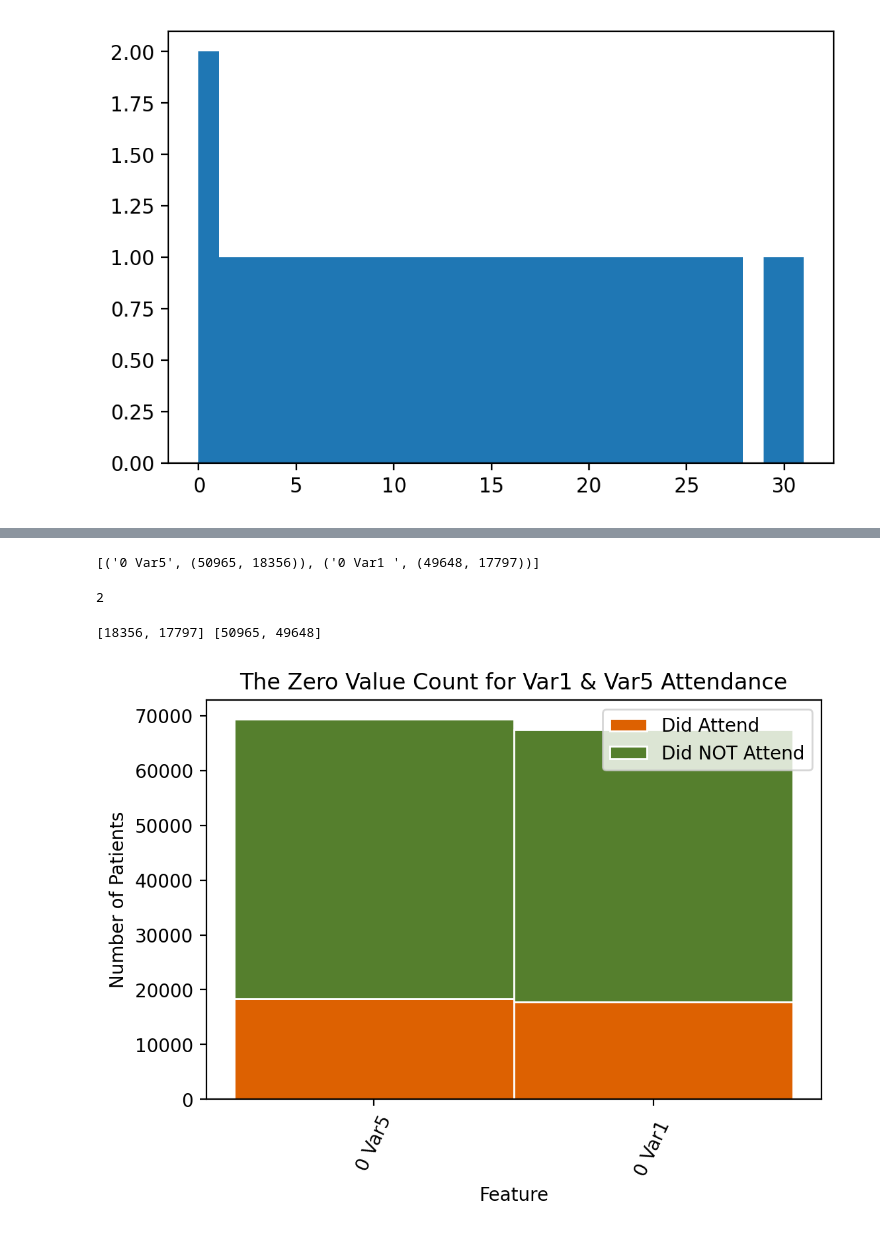
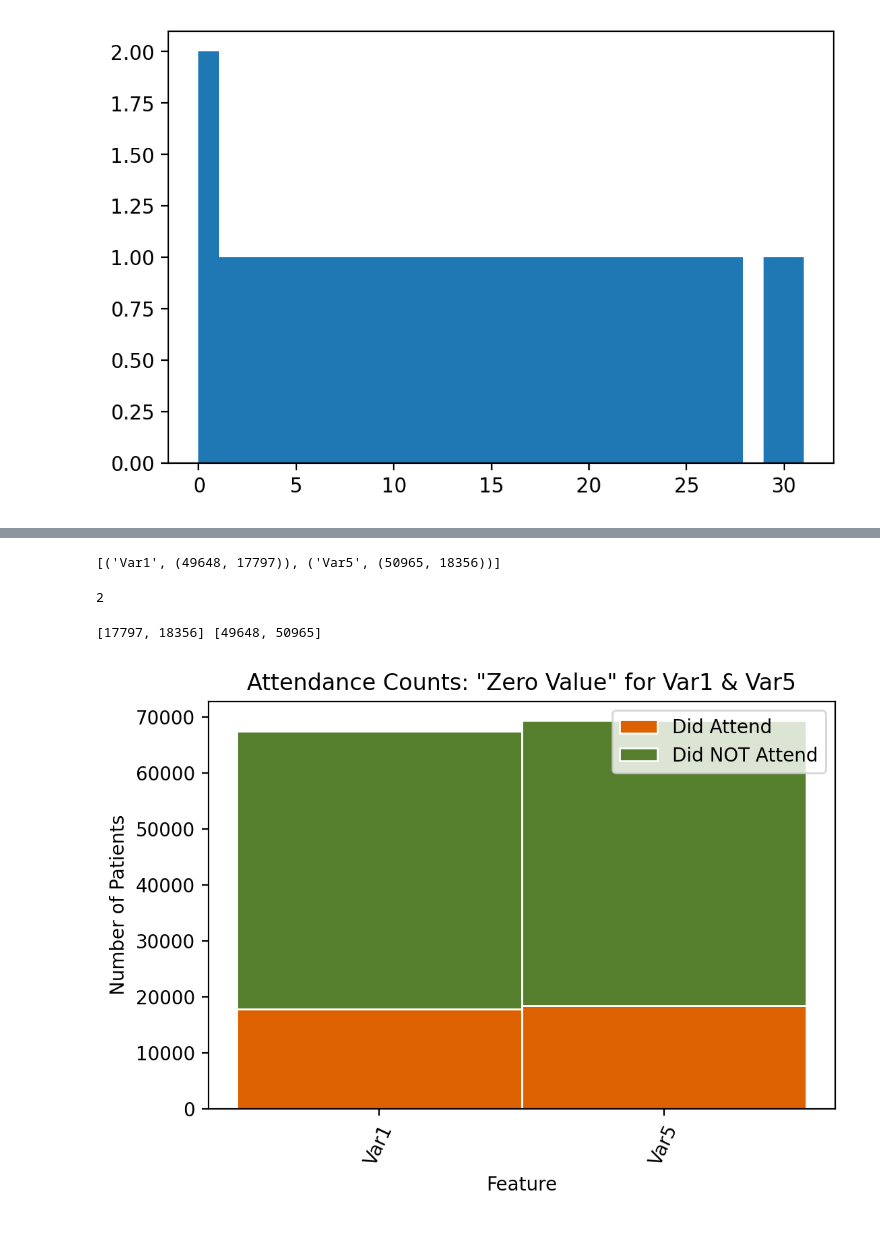
Before and after one commit to AChezick/Capstone2, a Jupyter notebook: Notebooks/plotting3.ipynb, the cells around one changed output, grey strips where cells are left out. Drawn from its saved outputs; the diff is of its cells as text; code cells hidden in the pictures.

```diff
--- a/Notebooks/plotting3.ipynb
+++ b/Notebooks/plotting3.ipynb
@@ -79,5 +73,5 @@ Var1={0,300,20},
 # %%
-df['0 Var5'] =  df['Var5'].apply( lambda x: 1 if x ==0 else 0)
+df['Var5'] =  df['Var5'].apply( lambda x: 1 if x ==0 else 0)
 df['1 Var5'] =  df['Var5'].apply( lambda x: 1 if x ==1 else 0)
 df['2 Var5'] =  df['Var5'].apply( lambda x: 1 if x ==2  else 0)
 print(df.columns)
@@ -105,5 +100,5 @@ print(np.arange(0,320,20))
 # %%
-df['0 Var1 '] =  df['Var1'].apply( lambda x: 1 if x == 0 else 0)
+df['Var1'] =  df['Var1'].apply( lambda x: 1 if x == 0 else 0)
 df['1 '] =  df['Var1'].apply( lambda x: 1 if x == 1 else 0)
 df['2 '] =  df['Var1'].apply( lambda x: 1 if x ==2 else 0)
 df['3 '] =  df['Var1'].apply( lambda x: 1 if x ==3 else 0)
@@ -154,6 +164,6 @@ Index(['Patient_ID_x', 'Health_Camp_ID', 'Registration_Date', 'Var1', 'Var2',
 # %%
 #  '24 to 29 Var5', '30 to 35 Var5',
-lst=['0 Var5','0 Var1 ' ]
+lst=['Var1','Var5' ]
 #     #need number of y_target = 1 , y_target = 0 , count = sum(1)
 def dfgh():
     nums = []
@@ -166,7 +176,7 @@ def dfgh():
 shows = dfgh()
 print(shows)
 # %% [output]
-[('0 Var5', (50965, 18356)), ('0 Var1 ', (49648, 17797))]
+[('Var1', (49648, 17797)), ('Var5', (50965, 18356))]
 # %%
 bars1 = [x[1][1] for x in shows ]  #counts of y_not == 1 for each grouping
 bars2 = [x[1][0] for x in shows ]
@@ -185,36 +195,36 @@ rc('font')
 
 # Values of each group
 bars1 = [x[1][1] for x in shows ]  #counts of y_not == 1 for each grouping
 bars2 = [x[1][0] for x in shows ] #counts of y_not == 0 for each grouping
 print(bars1,bars2)
 # Heights of bars1 + bars2
 bars = np.add(bars1, bars2).tolist()
 # ,3,4,5,6,7,8,9,10,11,12,13,14,15,16,17,18,19,20
 #,10,11,12,13,14,15,16,17,18,19,20,21,22,23,24,25,26,27,28,29,30,31,32,33,34,35,36,37,38,39,40
 # The position of the bars on the x-axis
 r = [1,2]  #len(number of grouppings)
 
 # Names of group and bar width
 names = [x[0] for x in shows] # The names for each group
 barWidth = 1
 
 # Create brown bars
 plt.bar(r, bars1, color= '#dd6101', edgecolor='white', width=barWidth)
 # Create green bars (middle), on top of the firs ones
 plt.bar(r, bars2, bottom=bars1, color='#557f2d', edgecolor='white', width=barWidth)
 
 # Custom X axis
-plt.title(label = 'The Zero Value Count for Var1 & Var5 Attendance')
+plt.title(label = 'Attendance Counts: "Zero Value" for Var1 & Var5')
 plt.xticks(r, names)
 plt.xlabel("Feature")
 plt.ylabel("Number of Patients")
 plt.xticks(rotation=65)
 plt.legend( ('Did Attend', 'Did NOT Attend'))
 # Show graphic
 plt.show()
 # %% [output]
-[18356, 17797] [50965, 49648]
+[17797, 18356] [49648, 50965]
-[figure, old version]
+[figure, new version]
 # %%
 # could do column 9999 column 22384 and two others in one plot . ANother set of o/1 plots for the range Var 1
 # maybe just put the biggest cols with 9999 and 22384,  ie 0 to 5 , 0 to 19, 0 to 19 Var1
```
Also changed, not shown: parts of 8 cells of this notebook, 30 other files.
